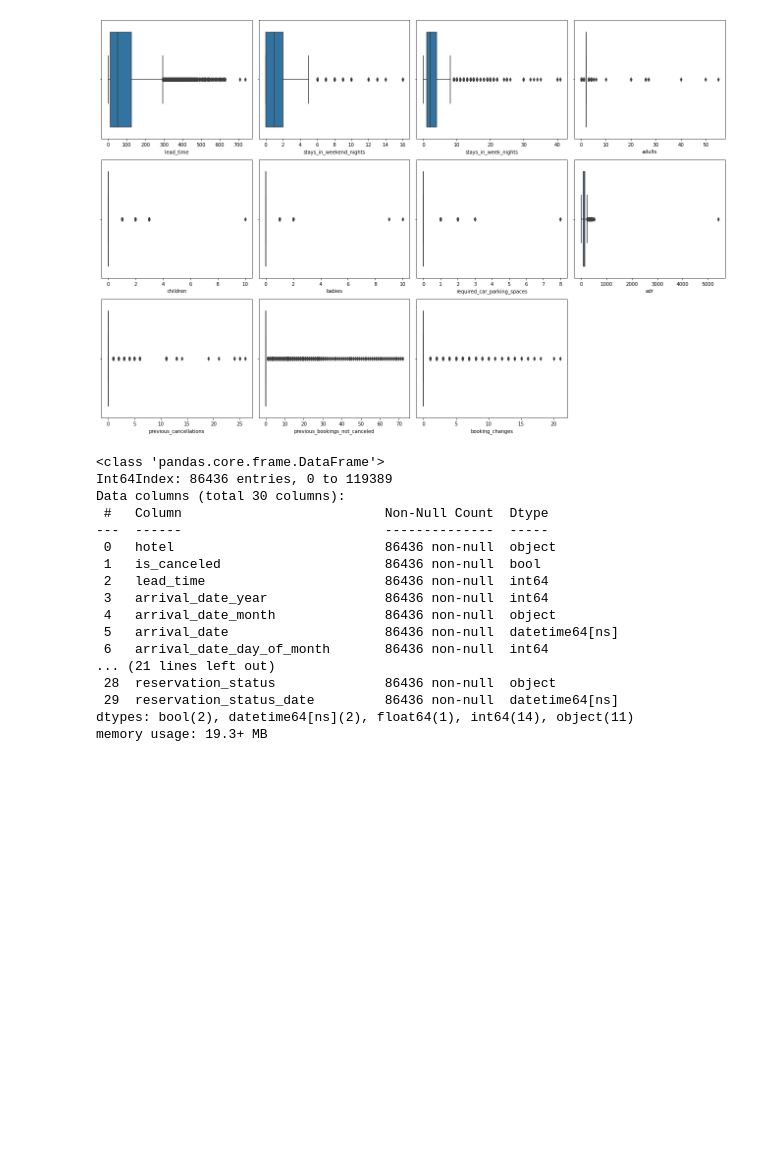
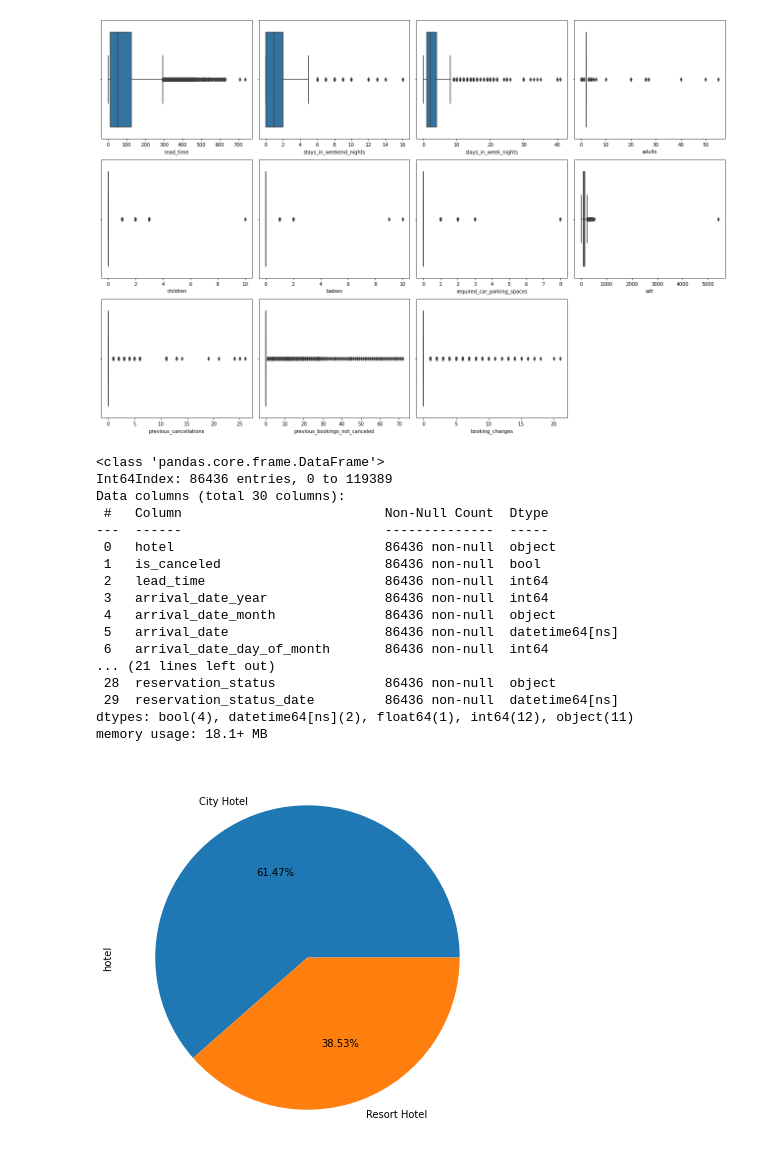
Before and after one commit to hetkothari/Hotel-Booking-Analysis-Capstone-1, a Jupyter notebook: Hotel_Booking_Analysis_Personal_Notebook_.ipynb, the cells around one changed output. Cells and saved outputs as stored; diff of their text form; code cells hidden in the pictures; blank space fills up the shorter version.

```diff
--- a/Hotel_Booking_Analysis_Personal_Notebook_.ipynb
+++ b/Hotel_Booking_Analysis_Personal_Notebook_.ipynb
@@ -198,6 +234,9 @@ df = df[~(df.adults > 10)]
 df.loc[df.previous_bookings_not_canceled > 0, 'previous_bookings_not_canceled'] = 1
 df.loc[df.previous_cancellations > 0, 'previous_cancellations'] = 1
 df = df[~(df.adr > 400)]
+# %%
+df['previous_bookings_not_canceled']= df.previous_bookings_not_canceled.astype(bool)
+df['previous_cancellations']= df.previous_cancellations.astype(bool)
 # %%
 df.info()
 # %% [output]
@@ -216,10 +255,18 @@ Data columns (total 30 columns):
 ... (21 lines left out)
  28  reservation_status              86436 non-null  object
  29  reservation_status_date         86436 non-null  datetime64[ns]
-dtypes: bool(2), datetime64[ns](2), float64(1), int64(14), object(11)
-memory usage: 19.3+ MB
+dtypes: bool(4), datetime64[ns](2), float64(1), int64(12), object(11)
+memory usage: 18.1+ MB
 # %%
 df['kids'] = df.children + df.babies
 df['total_members'] = df.kids + df.adults
+df = df[~(df['total_members'])<1]
+df = df[~(df['adults'])<1]
 # %%
-df.drop(["children","kids","babies"],axis=1,inplace=True)
+df.drop(["children","kids","babies","adults"],axis=1,inplace=True)
+# %%
+fig= plt.figure(figsize=(15,7))
+df['hotel'].value_counts().plot(kind='pie', autopct='%1.2f%%')
+plt.show()
+# %% [output]
+[figure, added]
```
Also changed, not shown: parts of 6 cells of this notebook.
